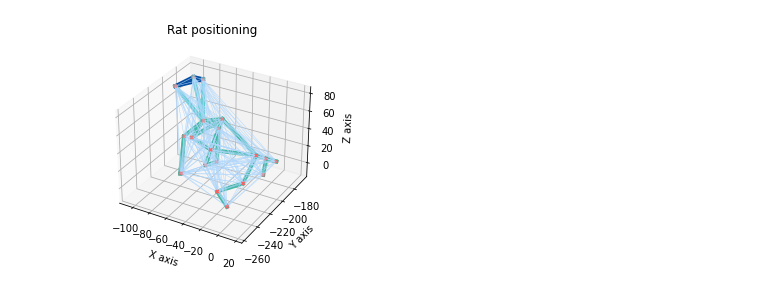
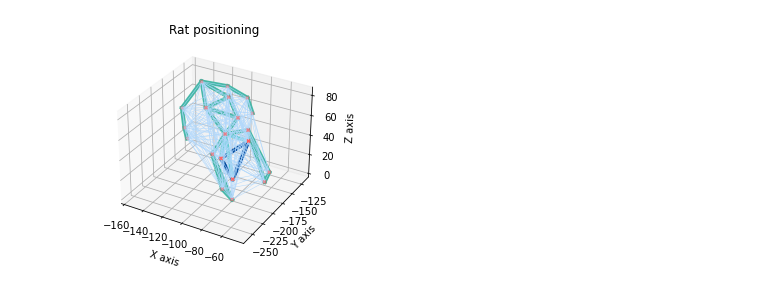
Before and after one commit to AlexKaiLe/Harvard, a Jupyter notebook: VAE/VAE.ipynb, the cells around one changed output. Saved outputs shown, nothing was run; the diff lists cells and outputs as text; code cells hidden in the pictures.

```diff
--- a/VAE/VAE.ipynb
+++ b/VAE/VAE.ipynb
@@ -29,10 +29,7 @@ data_points = []
 for i in joint_name:
     data_points.append(np.array(perproc[i]).T)
 
-temp = np.array(list(zip(*data_points)))
-temp = temp.swapaxes(1,2)
-# print(temp.shape)
-# print(temp[0])
+complete_points = np.array(list(zip(*data_points))).swapaxes(1,2)
 # %%
 # Plot 3D points given file and frame number
 def plotKnownOrder(matFile, numb):
@@ -103,7 +100,7 @@ def drawAllLines(ax,x, y, z):
                 all_lines.append([j,i])
     #     distance.append(point_dist)
     # return distance
-# %%
-plotKnownOrder(temp, 78325)
-# %% [output]
-[figure, removed]
+# %%
+plotKnownOrder(complete_points, 0)
+# %% [output]
+[figure, added]
```
Also changed, not shown: parts of 1 cell of this notebook, 1 other file.
